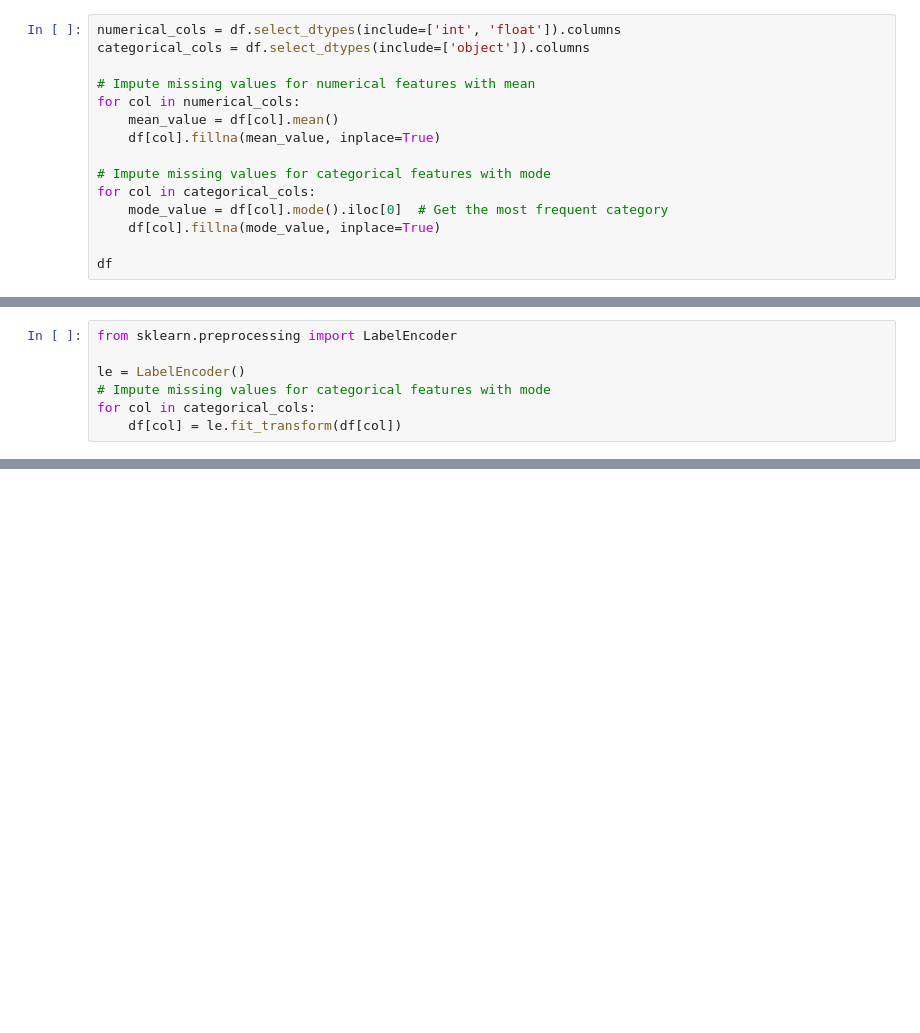
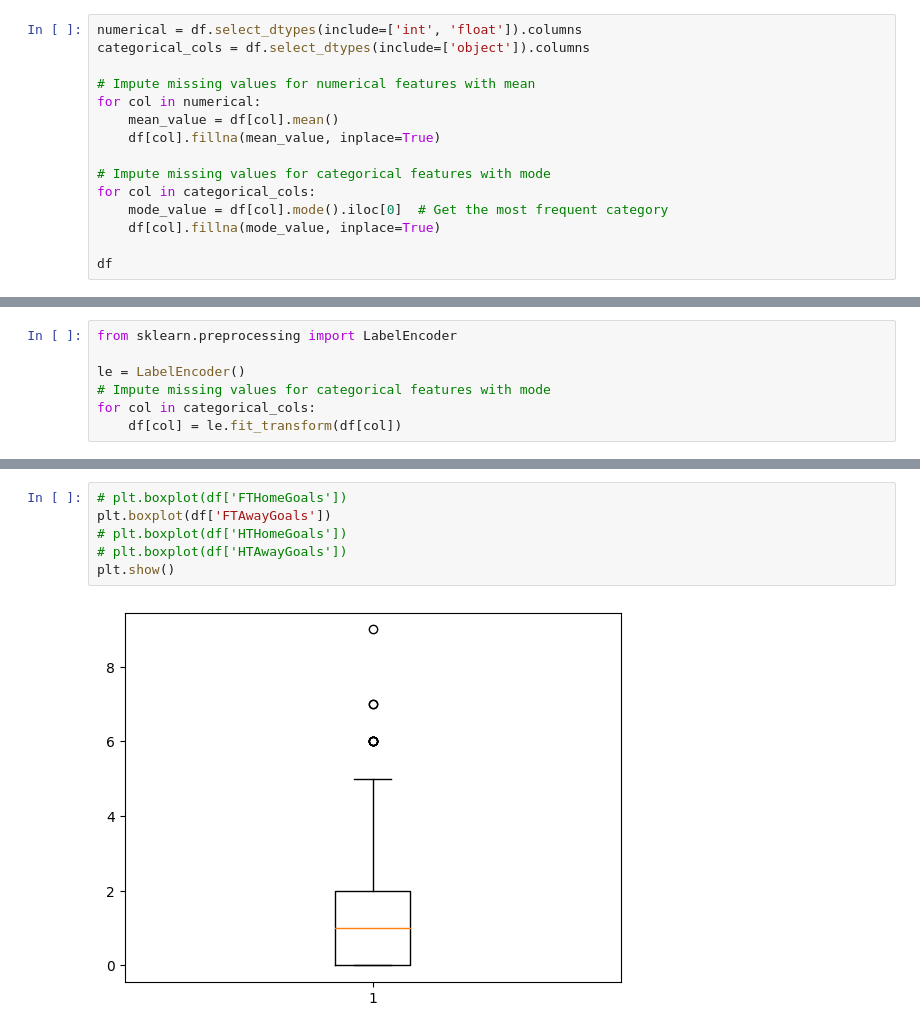
Before and after one commit to maharshi0706/Machine-Learning-Mini-Project, a Jupyter notebook: Data Cleaning/dataset.ipynb, the cells around one changed output, grey strips where cells are left out. Saved outputs shown, nothing was run; the diff lists cells and outputs as text; blank space fills up the shorter version.

```diff
--- a/Data Cleaning/dataset.ipynb
+++ b/Data Cleaning/dataset.ipynb
@@ -32,11 +33,11 @@ df.rename(columns={'FTHG':'FTHomeGoals','FTAG':'FTAwayGoals','FTR':'FTResult','H
                         ,'AFKC':'HomeFreekicks','HO':'HomeOffsides','AO':'AwayOffsides','HY':'HomeYellow','AY':'AwayYellow',
                         'HR':'HomeRed','AR':'AwayRed','HBP':'HomeBookingPoints','ABP':'AwayBookingPoints'},inplace=True)
 # %%
-numerical_cols = df.select_dtypes(include=['int', 'float']).columns
+numerical = df.select_dtypes(include=['int', 'float']).columns
 categorical_cols = df.select_dtypes(include=['object']).columns
 
 # Impute missing values for numerical features with mean
-for col in numerical_cols:
+for col in numerical:
     mean_value = df[col].mean()
     df[col].fillna(mean_value, inplace=True)
 
@@ -106,0 +77,8 @@ for column in df.columns:
+# %%
+# plt.boxplot(df['FTHomeGoals'])
+plt.boxplot(df['FTAwayGoals'])
+# plt.boxplot(df['HTHomeGoals'])
+# plt.boxplot(df['HTAwayGoals'])
+plt.show()
+# %% [output]
+[figure, added]
```
Also changed, not shown: parts of 6 cells of this notebook.
